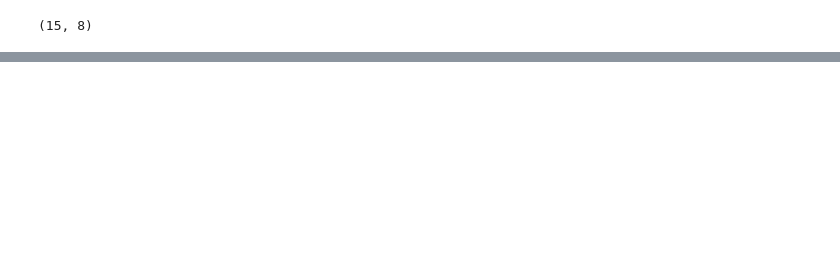
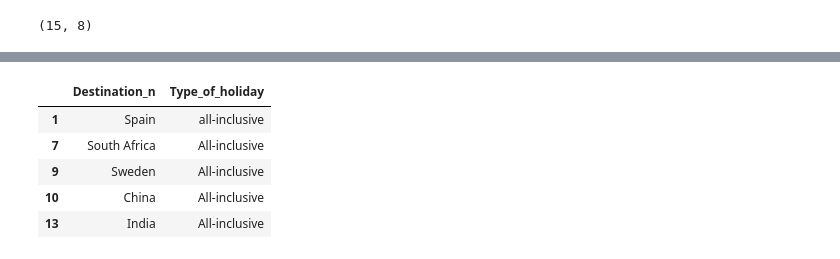
Before and after one commit to faithscent/TechTalentRuth, a Jupyter notebook: Panda.ipynb, the cells around one changed output, grey strips where cells are left out. Drawn from its saved outputs; the diff is of its cells as text; code cells hidden in the pictures; blank space fills up the shorter version.

```diff
--- a/Panda.ipynb
+++ b/Panda.ipynb
@@ -146,0 +189,9 @@ dtype: float64
+# %%
+data.iloc[[1,7,9,10,13],[0,5]]
+# %% [output]
+|  | Destination_n | Type_of_holiday |
+| 1 | Spain | all-inclusive |
+| 7 | South Africa | All-inclusive |
+| 9 | Sweden | All-inclusive |
+| 10 | China | All-inclusive |
+| 13 | India | All-inclusive |
```
Also changed, not shown: parts of 22 cells of this notebook.
